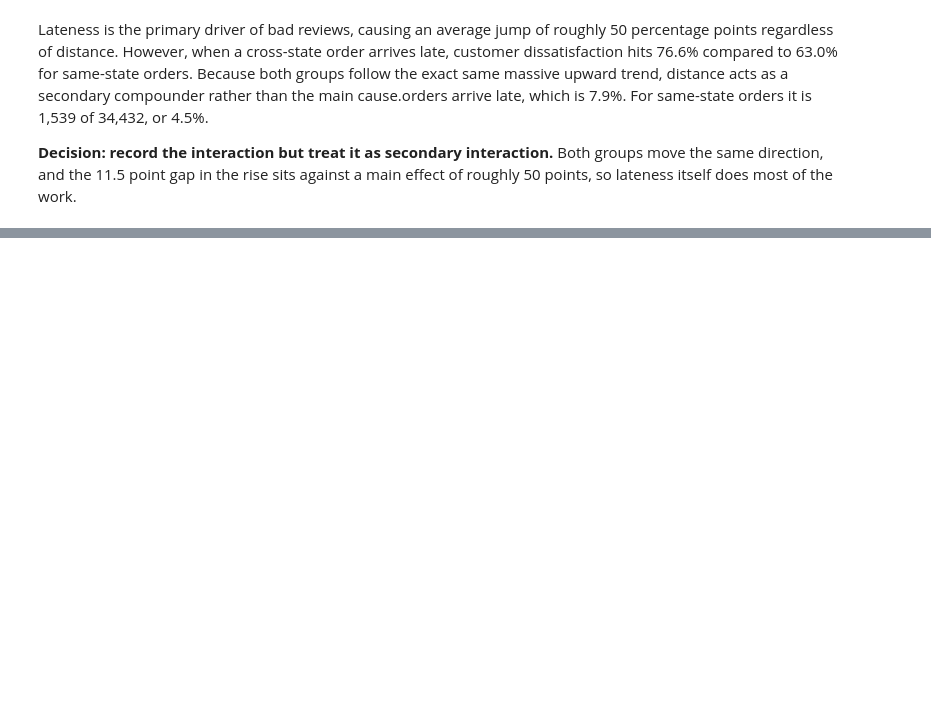
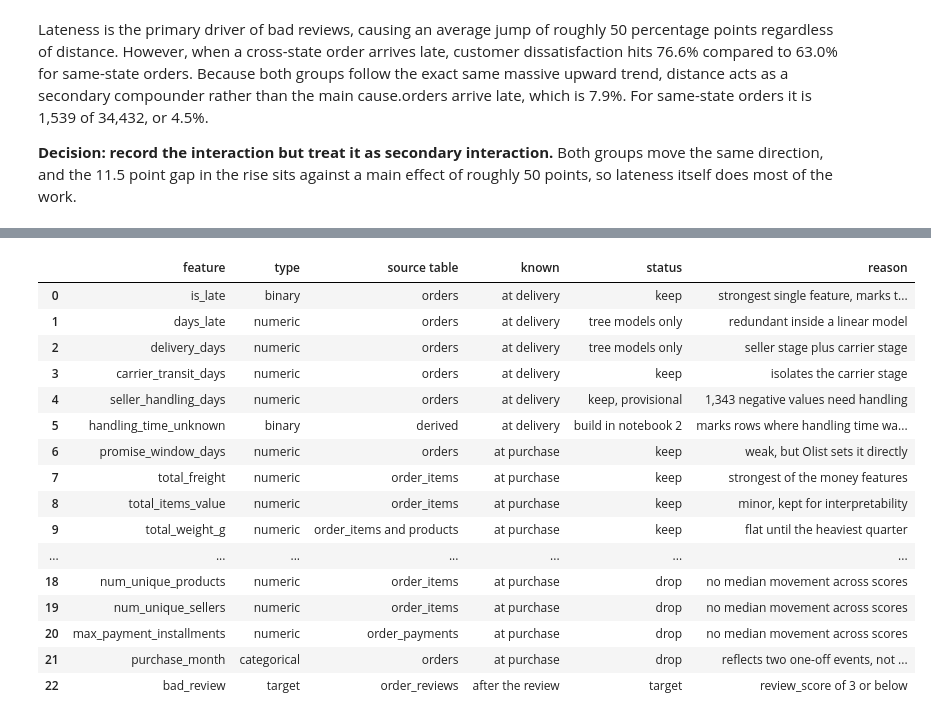
Before and after one commit to MahdhiS/olist-review-prediction, a Jupyter notebook: notebooks/01_eda.ipynb, the cells around one changed output, grey strips where cells are left out. Cells and saved outputs as stored; diff of their text form; code cells hidden in the pictures; blank space fills up the shorter version.

```diff
--- a/notebooks/01_eda.ipynb
+++ b/notebooks/01_eda.ipynb
@@ -2382,0 +2330,46 @@ feature_contract
+# %%
+feature_contract = pd.DataFrame([
+    ["is_late", "binary", "orders", "at delivery", "keep", "strongest single feature, marks the threshold"],
+    ["days_late", "numeric", "orders", "at delivery", "tree models only", "redundant inside a linear model"],
+    ["delivery_days", "numeric", "orders", "at delivery", "tree models only", "seller stage plus carrier stage"],
+    ["carrier_transit_days", "numeric", "orders", "at delivery", "keep", "isolates the carrier stage"],
+    ["seller_handling_days", "numeric", "orders", "at delivery", "keep, provisional", "1,343 negative values need handling"],
+    ["handling_time_unknown", "binary", "derived", "at delivery", "build in notebook 2", "marks rows where handling time was filled"],
+    ["promise_window_days", "numeric", "orders", "at purchase", "keep", "weak, but Olist sets it directly"],
+    ["total_freight", "numeric", "order_items", "at purchase", "keep", "strongest of the money features"],
+    ["total_items_value", "numeric", "order_items", "at purchase", "keep", "minor, kept for interpretability"],
+    ["total_weight_g", "numeric", "order_items and products", "at purchase", "keep", "flat until the heaviest quarter"],
+    ["main_category_grouped", "categorical", "order_items and products", "at purchase", "keep", "top 15 plus other and unknown"],
+    ["customer_state_grouped", "categorical", "customers", "at purchase", "keep", "top 10 plus other"],
+    ["same_state", "binary", "customers and sellers", "at purchase", "keep", "strongest categorical feature"],
+    ["purchase_dow", "categorical", "orders", "at purchase", "keep", "weakest kept feature, costs nothing"],
+    ["total_payment_value", "numeric", "order_payments", "at purchase", "drop", "item value plus freight, 0.99 correlation"],
+    ["freight_ratio", "numeric", "derived", "at purchase", "drop", "weaker than total_freight alone"],
+    ["payment_type_mode", "categorical", "order_payments", "at purchase", "drop", "no relationship, p = 0.064"],
+    ["num_items", "numeric", "order_items", "at purchase", "drop", "no median movement across scores"],
+    ["num_unique_products", "numeric", "order_items", "at purchase", "drop", "no median movement across scores"],
+    ["num_unique_sellers", "numeric", "order_items", "at purchase", "drop", "no median movement across scores"],
+    ["max_payment_installments", "numeric", "order_payments", "at purchase", "drop", "no median movement across scores"],
+    ["purchase_month", "categorical", "orders", "at purchase", "drop", "reflects two one-off events, not a repeating pattern"],
+    ["bad_review", "target", "order_reviews", "after the review", "target", "review_score of 3 or below"],
+], columns=["feature", "type", "source table", "known", "status", "reason"])
+
+feature_contract
+# %% [output]
+|  | feature | type | source table | known | status | reason |
+| 0 | is_late | binary | orders | at delivery | keep | strongest single feature, marks t... |
+| 1 | days_late | numeric | orders | at delivery | tree models only | redundant inside a linear model |
+| 2 | delivery_days | numeric | orders | at delivery | tree models only | seller stage plus carrier stage |
+| 3 | carrier_transit_days | numeric | orders | at delivery | keep | isolates the carrier stage |
+| 4 | seller_handling_days | numeric | orders | at delivery | keep, provisional | 1,343 negative values need handling |
+| 5 | handling_time_unknown | binary | derived | at delivery | build in notebook 2 | marks rows where handling time wa... |
+| 6 | promise_window_days | numeric | orders | at purchase | keep | weak, but Olist sets it directly |
+| 7 | total_freight | numeric | order_items | at purchase | keep | strongest of the money features |
+| 8 | total_items_value | numeric | order_items | at purchase | keep | minor, kept for interpretability |
+| 9 | total_weight_g | numeric | order_items and products | at purchase | keep | flat until the heaviest quarter |
+| ... | ... | ... | ... | ... | ... | ... |
+| 18 | num_unique_products | numeric | order_items | at purchase | drop | no median movement across scores |
+| 19 | num_unique_sellers | numeric | order_items | at purchase | drop | no median movement across scores |
+| 20 | max_payment_installments | numeric | order_payments | at purchase | drop | no median movement across scores |
+| 21 | purchase_month | categorical | orders | at purchase | drop | reflects two one-off events, not ... |
+| 22 | bad_review | target | order_reviews | after the review | target | review_score of 3 or below |
```
Also changed, not shown: parts of 46 cells of this notebook.
